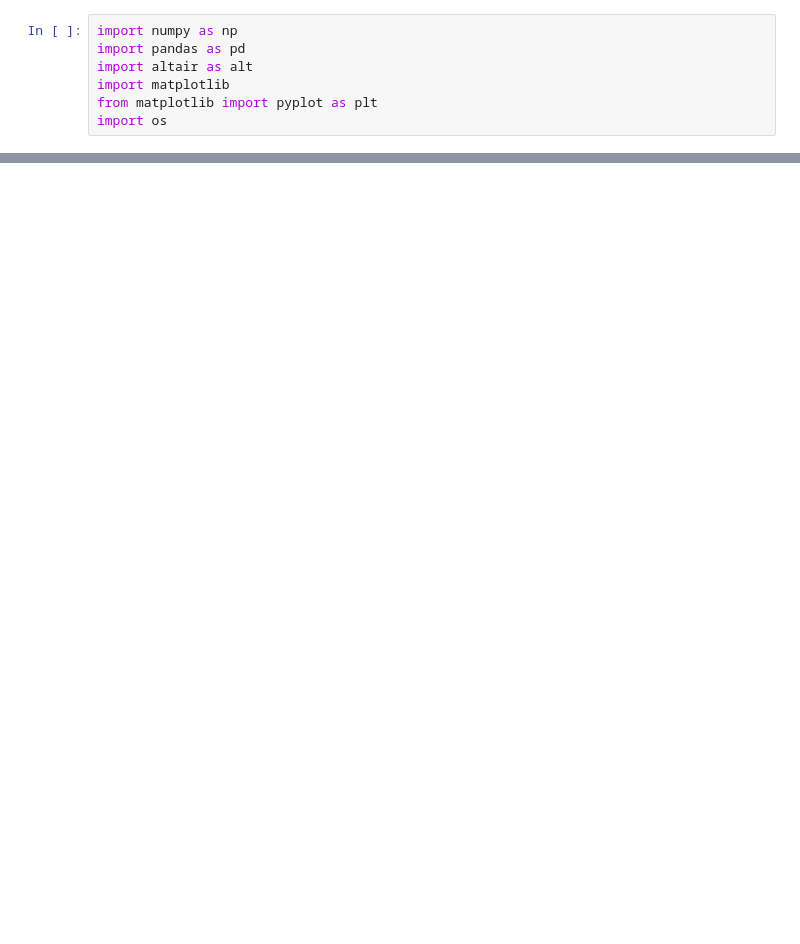
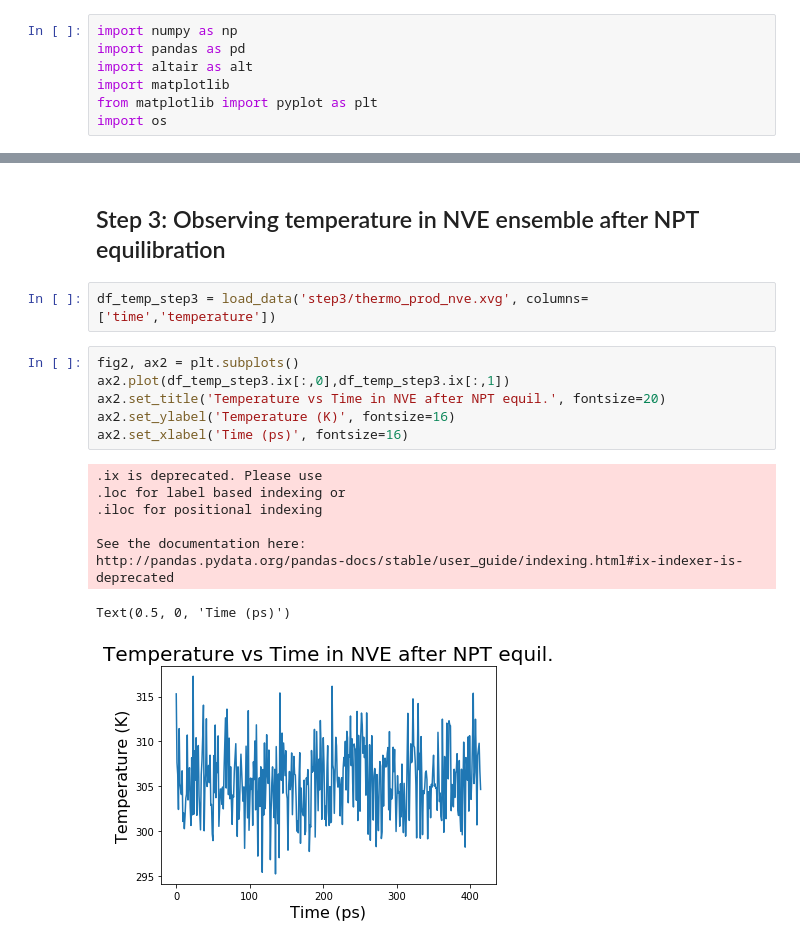
Before and after one commit to UWPRG/MOLSIM-2020, a Jupyter notebook: W5/HW5_Data/t_p_plots.ipynb, the cells around one changed output, grey strips where cells are left out. Saved outputs shown, nothing was run; the diff lists cells and outputs as text; blank space fills up the shorter version.

```diff
--- a/W5/HW5_Data/t_p_plots.ipynb
+++ b/W5/HW5_Data/t_p_plots.ipynb
@@ -61,0 +70,19 @@ Name: 1, Length: 101, dtype: object
+# %% [markdown]
+## Step 3: Observing temperature in NVE ensemble after NPT equilibration
+# %%
+df_temp_step3 = load_data('step3/thermo_prod_nve.xvg', columns=['time','temperature'])
+# %%
+fig2, ax2 = plt.subplots()
+ax2.plot(df_temp_step3.ix[:,0],df_temp_step3.ix[:,1])
+ax2.set_title('Temperature vs Time in NVE after NPT equil.', fontsize=20)
+ax2.set_ylabel('Temperature (K)', fontsize=16)
+ax2.set_xlabel('Time (ps)', fontsize=16)
+# %% [output]
+.ix is deprecated. Please use
+.loc for label based indexing or
+.iloc for positional indexing
+
+See the documentation here:
+http://pandas.pydata.org/pandas-docs/stable/user_guide/indexing.html#ix-indexer-is-deprecated
+Text(0.5, 0, 'Time (ps)')
+[figure, added]
```
Also changed, not shown: parts of 16 cells of this notebook.
